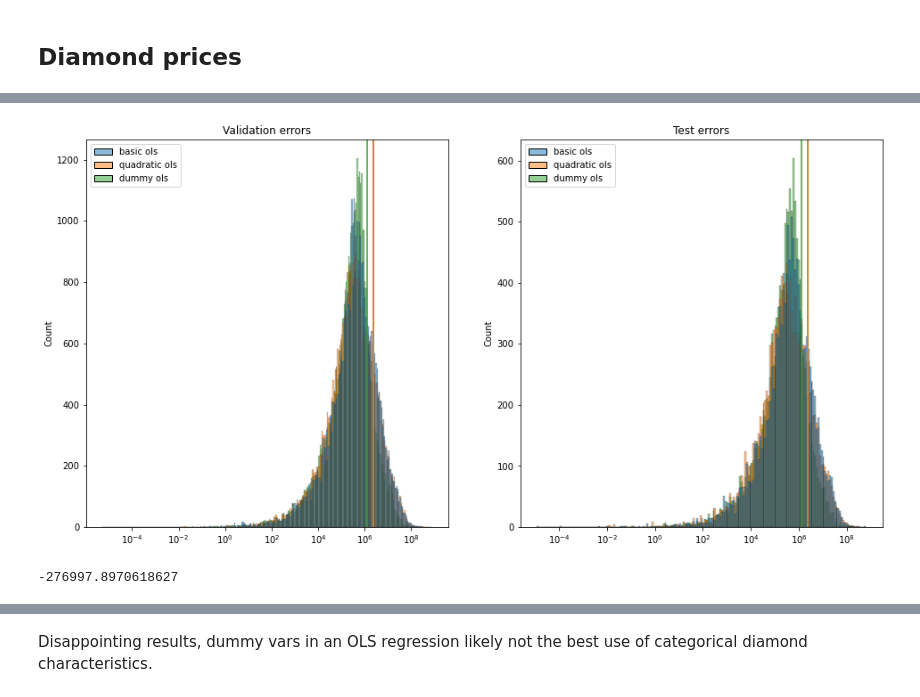
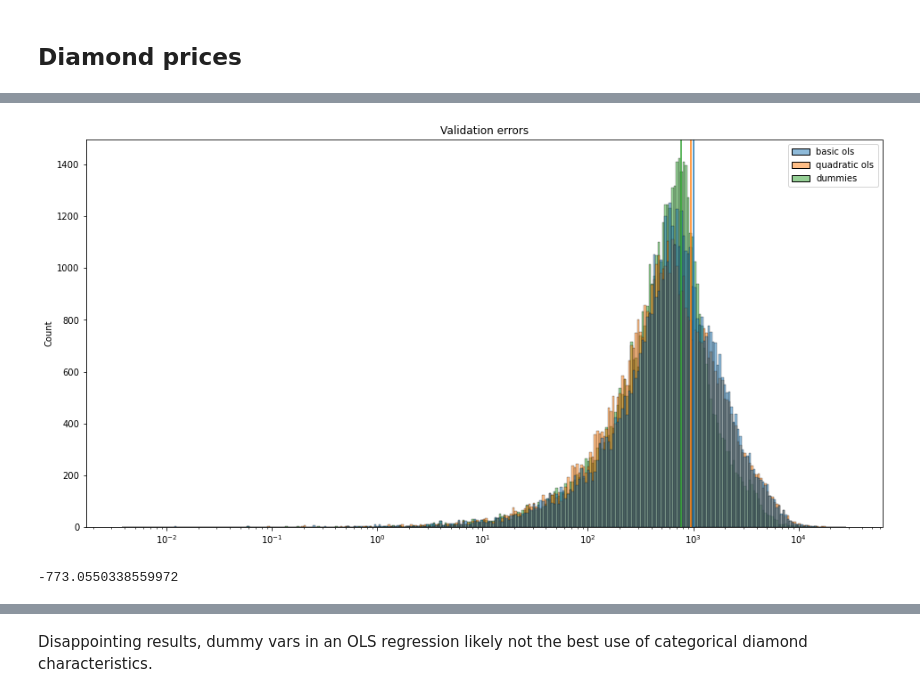
Before and after one commit to MatthewAckman/diamond_prices, a Jupyter notebook: fi_sandbox.ipynb, the cells around one changed output, grey strips where cells are left out. Drawn from its saved outputs; the diff is of its cells as text; code cells hidden in the pictures.

```diff
--- a/fi_sandbox.ipynb
+++ b/fi_sandbox.ipynb
@@ -68,10 +66,8 @@ cross_val_score(estimator=pipe,
 # %%
-fig, ax = plt.subplots(1,2, figsize=(16,8))
+fig, ax = plt.subplots(1,1, figsize=(16,8))
 
-cv_errors['basic ols'], tt_errors['basic ols'] = get_errors(df, pipe, X, y)
-sns.histplot(cv_errors['basic ols'], log_scale=True, ax=ax[0]).set_title('Validation squared errors')
-ax[0].axvline(x=cv_errors['basic ols'].mean(), c='C0')
-sns.histplot(tt_errors['basic ols'], log_scale=True, ax=ax[1]).set_title('Test squared errors')
-ax[1].axvline(x=tt_errors['basic ols'].mean(), c='C0')
+errors['basic ols'] = get_errors(data=df, model=pipe, exog=X, endog=y)
+sns.histplot(errors['basic ols'], log_scale=True, ax=ax).set_title('Validation MAE')
+ax.axvline(x=errors['basic ols'].mean(), c='C0')
 # %% [output]
 <matplotlib.lines.Line2D at 0x...>
@@ -98,13 +94,9 @@ cross_val_score(estimator = pipe,
 # %%
-fig, ax = plt.subplots(1,2, figsize=(16,8))
+fig, ax = plt.subplots(1,1, figsize=(16,8))
 
-cv_errors['quadratic ols'], tt_errors['quadratic ols'] = get_errors(df, pipe, X, y)
-sns.histplot(cv_errors, log_scale=True, ax=ax[0]).set_title('Validation errors')
-sns.histplot(tt_errors, log_scale=True, ax=ax[1]).set_title('Test errors')
+errors['quadratic ols'] = get_errors(data=df, model=pipe, exog=X, endog=y)
+sns.histplot(errors, log_scale=True, ax=ax).set_title('Validation errors')
 
-for pos, col in enumerate(cv_errors.columns):
-    ax[0].axvline(x=cv_errors[col].mean(), c=f'C{pos}')
-
-for pos, col in enumerate(tt_errors.columns):
-    ax[1].axvline(x=tt_errors[col].mean(), c=f'C{pos}')
+for pos, col in enumerate(errors.columns):
+    ax.axvline(x=errors[col].mean(), c=f'C{pos}')
 # %% [output]
@@ -134,17 +126,13 @@ cross_val_score(estimator = pipe,
 # %%
-fig, ax = plt.subplots(1,2, figsize=(16,8))
+fig, ax = plt.subplots(1,1, figsize=(16,8))
 
-cv_errors['dummy ols'], tt_errors['dummy ols'] = get_errors(df_dummies, pipe, X, y)
-sns.histplot(cv_errors, log_scale=True, ax=ax[0]).set_title('Validation errors')
-sns.histplot(tt_errors, log_scale=True, ax=ax[1]).set_title('Test errors')
+errors['dummies'] = get_errors(data=df_dummies, model=pipe, exog=X, endog=y)
+sns.histplot(errors, log_scale=True, ax=ax).set_title('Validation errors')
 
-for pos, col in enumerate(cv_errors.columns):
-    ax[0].axvline(x=cv_errors[col].mean(), c=f'C{pos}')
-
-for pos, col in enumerate(tt_errors.columns):
-    ax[1].axvline(x=tt_errors[col].mean(), c=f'C{pos}')
+for pos, col in enumerate(errors.columns):
+    ax.axvline(x=errors[col].mean(), c=f'C{pos}')
 # %% [output]
-[figure, old version]
+[figure, new version]
 # %%
 ## As per Sadrach, price + 1 std: price ~ b0 + b1*carat + b2*carat^2 + b3*VVS1 + ... + e
 
@@ -158,10 +146,10 @@ pipe = Pipeline([
 ])
 
 cross_val_score(estimator = pipe,
-                X = df_dummies_trim[X],
-                y = df_dummies_trim[y],
+                X = df_dummies[X],
+                y = df_dummies[y],
                 cv = KFold(n_splits=5, shuffle=True, random_state=1996),
                 scoring = scoring).mean()
 # %% [output]
--276997.8970618627
+-773.0550338559972
 # %%
```
Also changed, not shown: parts of 10 cells of this notebook.
